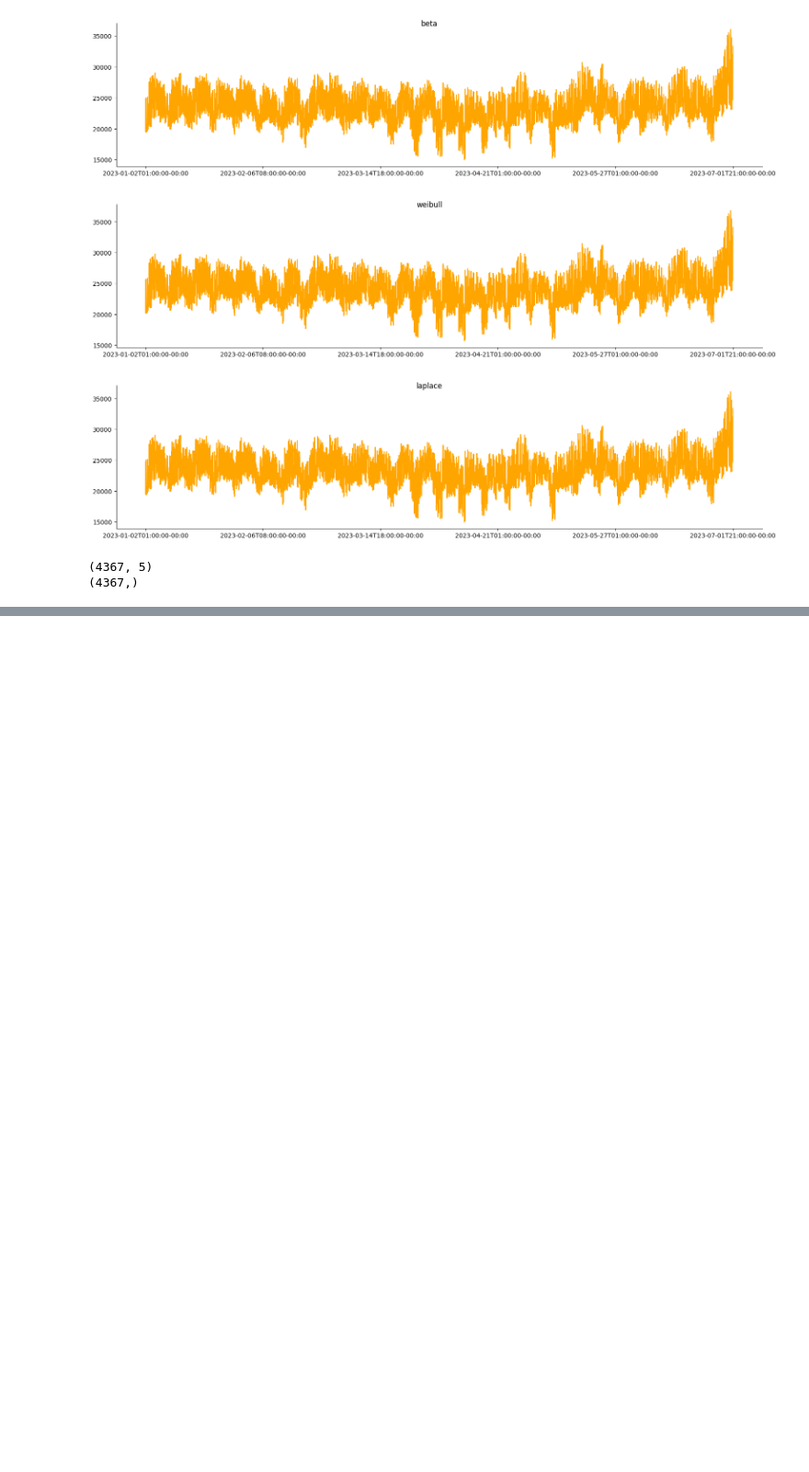
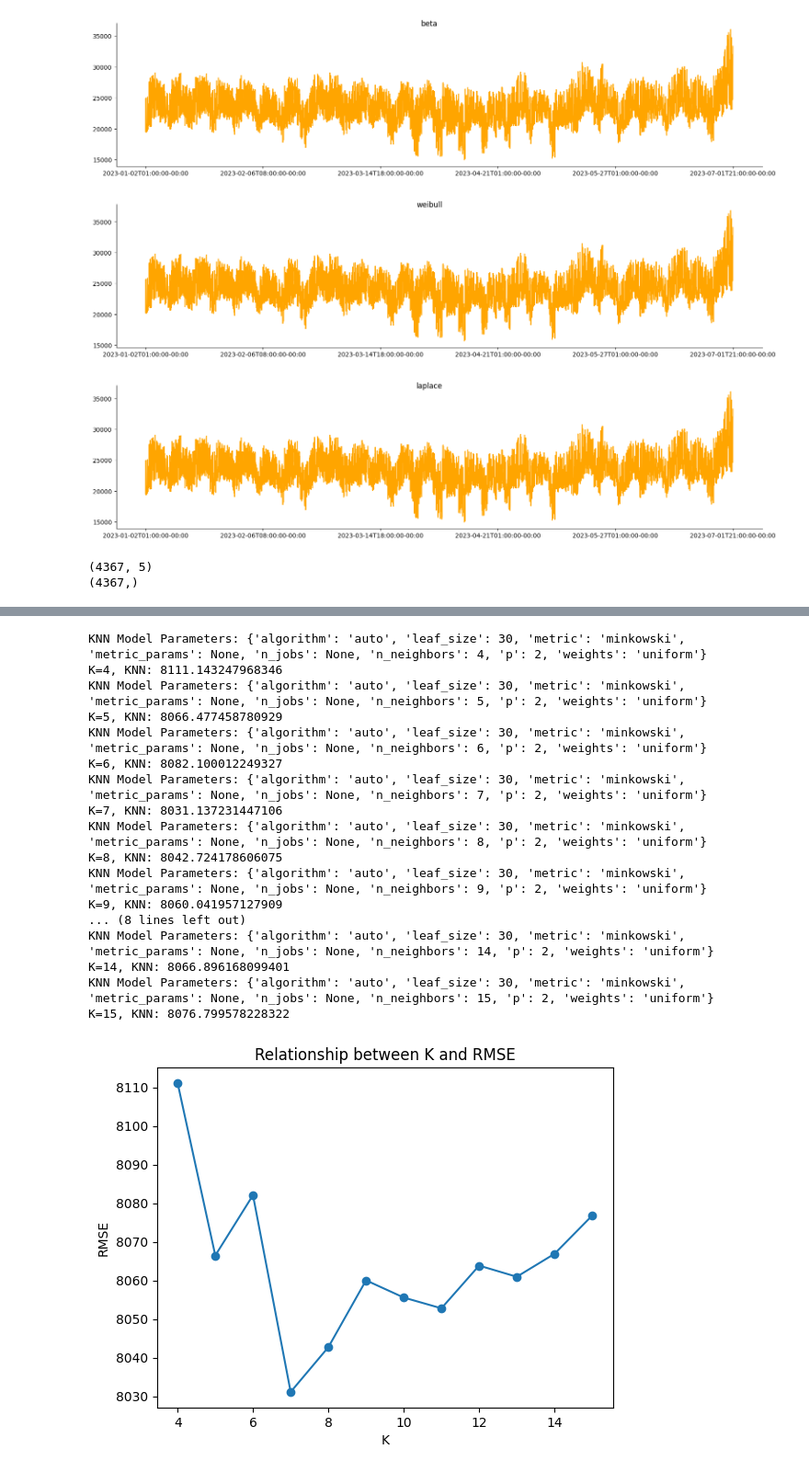
Before and after one commit to janghl/Siemens-Privacy-in-Reinforcement-Learning, a Jupyter notebook: demand.ipynb, the cells around one changed output, grey strips where cells are left out. Shown at 92% size. Saved outputs shown, nothing was run; the diff lists cells and outputs as text; code cells hidden in the pictures; blank space fills up the shorter version.

```diff
--- a/demand.ipynb
+++ b/demand.ipynb
@@ -381 +392,35 @@ K=128, KNN: 8542.181089574204
+# %%
+warnings.filterwarnings('ignore')
+K_set = []
+rmse_set = []
+for K in range(4,16):
+  rmse_KNN, Y_pred_KNN = KNN(X_train, Y_train, X_val, Y_val, K)
+  K_set.append(K)
+  rmse_set.append(rmse_KNN)
+  print(f"K={K}, KNN: {rmse_KNN}")
+
+plt.plot(K_set, rmse_set, marker='o')
+plt.xlabel('K')
+plt.ylabel('RMSE')
+plt.title('Relationship between K and RMSE')
+plt.show()
+# %% [output]
+KNN Model Parameters: {'algorithm': 'auto', 'leaf_size': 30, 'metric': 'minkowski', 'metric_params': None, 'n_jobs': None, 'n_neighbors': 4, 'p': 2, 'weights': 'uniform'}
+K=4, KNN: 8111.143247968346
+KNN Model Parameters: {'algorithm': 'auto', 'leaf_size': 30, 'metric': 'minkowski', 'metric_params': None, 'n_jobs': None, 'n_neighbors': 5, 'p': 2, 'weights': 'uniform'}
+K=5, KNN: 8066.477458780929
+KNN Model Parameters: {'algorithm': 'auto', 'leaf_size': 30, 'metric': 'minkowski', 'metric_params': None, 'n_jobs': None, 'n_neighbors': 6, 'p': 2, 'weights': 'uniform'}
+K=6, KNN: 8082.100012249327
+KNN Model Parameters: {'algorithm': 'auto', 'leaf_size': 30, 'metric': 'minkowski', 'metric_params': None, 'n_jobs': None, 'n_neighbors': 7, 'p': 2, 'weights': 'uniform'}
+K=7, KNN: 8031.137231447106
+KNN Model Parameters: {'algorithm': 'auto', 'leaf_size': 30, 'metric': 'minkowski', 'metric_params': None, 'n_jobs': None, 'n_neighbors': 8, 'p': 2, 'weights': 'uniform'}
+K=8, KNN: 8042.724178606075
+KNN Model Parameters: {'algorithm': 'auto', 'leaf_size': 30, 'metric': 'minkowski', 'metric_params': None, 'n_jobs': None, 'n_neighbors': 9, 'p': 2, 'weights': 'uniform'}
+K=9, KNN: 8060.041957127909
+... (8 lines left out)
+KNN Model Parameters: {'algorithm': 'auto', 'leaf_size': 30, 'metric': 'minkowski', 'metric_params': None, 'n_jobs': None, 'n_neighbors': 14, 'p': 2, 'weights': 'uniform'}
+K=14, KNN: 8066.896168099401
+KNN Model Parameters: {'algorithm': 'auto', 'leaf_size': 30, 'metric': 'minkowski', 'metric_params': None, 'n_jobs': None, 'n_neighbors': 15, 'p': 2, 'weights': 'uniform'}
+K=15, KNN: 8076.799578228322
+[figure, added]
 # %%
```
Also changed, not shown: parts of 12 cells of this notebook.
